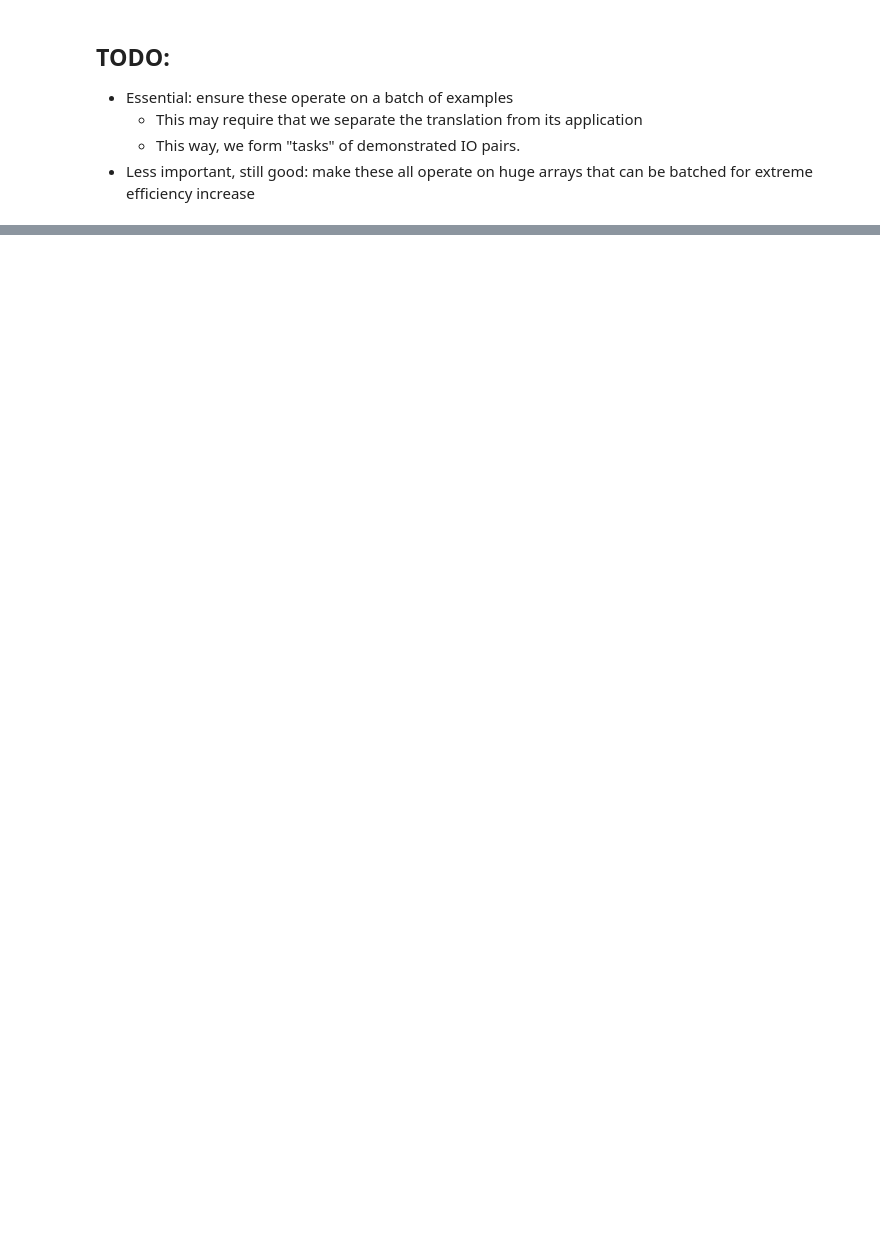
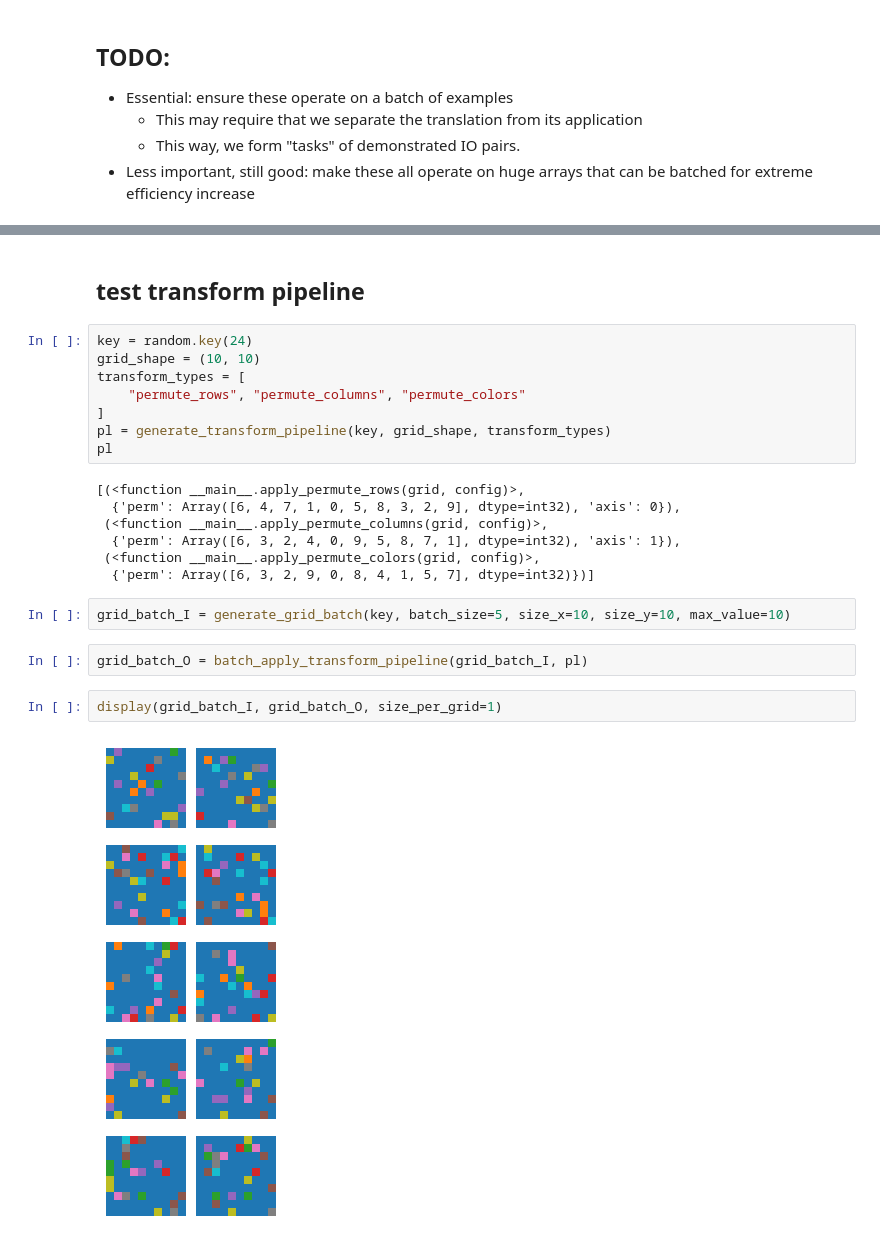
Before and after one commit to samj-ai/composition, a Jupyter notebook: notebooks/data_test.ipynb, the cells around one changed output, grey strips where cells are left out. Drawn from its saved outputs; the diff is of its cells as text; blank space fills up the shorter version.

```diff
--- a/notebooks/data_test.ipynb
+++ b/notebooks/data_test.ipynb
@@ -414,0 +641,25 @@ def crop(key, grid, crop_x, crop_y, ul_corner_x, ul_corner_y):
+# %% [markdown]
+## test transform pipeline
+# %%
+key = random.key(24)
+grid_shape = (10, 10)
+transform_types = [
+    "permute_rows", "permute_columns", "permute_colors"
+]
+pl = generate_transform_pipeline(key, grid_shape, transform_types)
+pl
+# %% [output]
+[(<function __main__.apply_permute_rows(grid, config)>,
+  {'perm': Array([6, 4, 7, 1, 0, 5, 8, 3, 2, 9], dtype=int32), 'axis': 0}),
+ (<function __main__.apply_permute_columns(grid, config)>,
+  {'perm': Array([6, 3, 2, 4, 0, 9, 5, 8, 7, 1], dtype=int32), 'axis': 1}),
+ (<function __main__.apply_permute_colors(grid, config)>,
+  {'perm': Array([6, 3, 2, 9, 0, 8, 4, 1, 5, 7], dtype=int32)})]
+# %%
+grid_batch_I = generate_grid_batch(key, batch_size=5, size_x=10, size_y=10, max_value=10)
+# %%
+grid_batch_O = batch_apply_transform_pipeline(grid_batch_I, pl)
+# %%
+display(grid_batch_I, grid_batch_O, size_per_grid=1)
+# %% [output]
+[figure, added]
```
Also changed, not shown: parts of 8 cells of this notebook.
